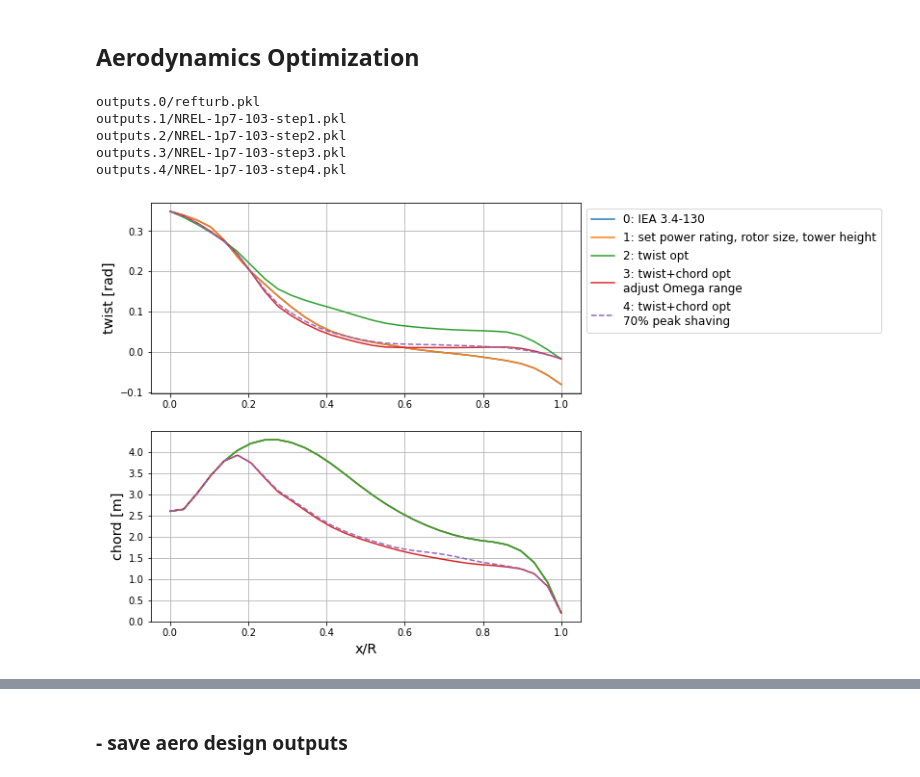
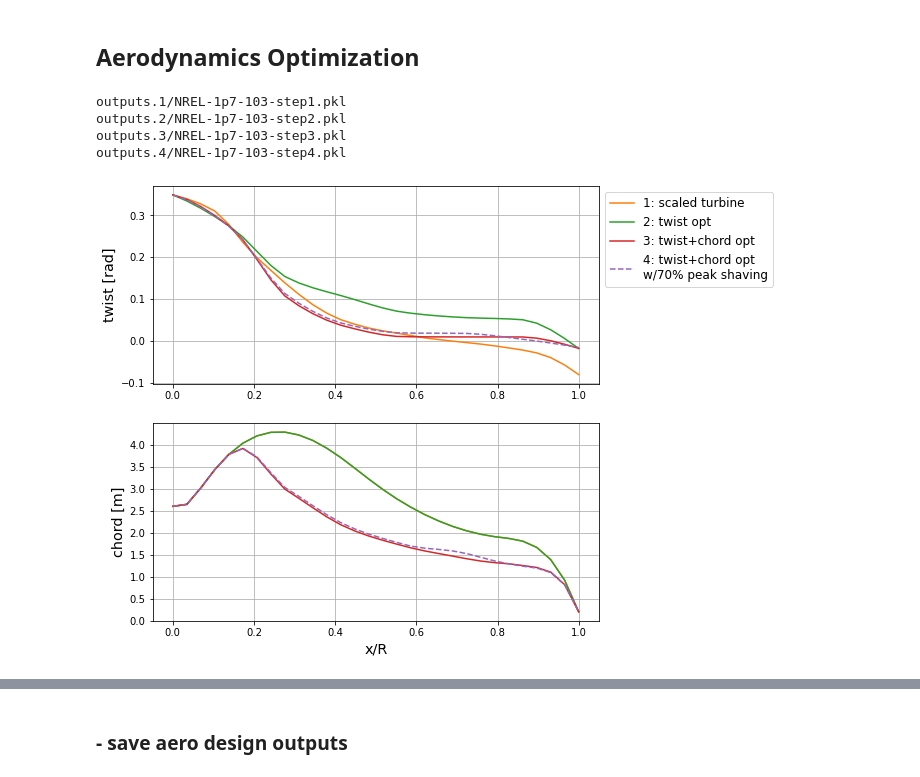
Before and after one commit to NREL/openfast-turbine-models, a Jupyter notebook: IEA-scaled/NREL-1.7-103/WISDEM/check_NREL-1p7-103.ipynb, the cells around one changed output, grey strips where cells are left out. Saved outputs shown, nothing was run; the diff lists cells and outputs as text; code cells hidden in the pictures.

```diff
--- a/IEA-scaled/NREL-1.7-103/WISDEM/check_NREL-1p7-103.ipynb
+++ b/IEA-scaled/NREL-1.7-103/WISDEM/check_NREL-1p7-103.ipynb
@@ -23,15 +23,15 @@ aero_opt_steps = range(5)
 aerostruct_opt_steps = range(7)
 legendnames = [
     '0: IEA 3.4-130',
-    '1: set power rating, rotor size, tower height',
+    '1: scaled turbine',
     '2: twist opt',
-    '3: twist+chord opt\nadjust Omega range',
-    '4: twist+chord opt\n70% peak shaving',
+    '3: twist+chord opt',
+    '4: twist+chord opt\nw/70% peak shaving',
     '5: blade mass opt',
-#     '6: tower mass opt',
-#     '7: tower mass opt\nmin freq constraint',
-    '6: tower mass opt\nmin freq constraint',
+    '6: tower mass opt',
 ]
+# %%
+colors = plt.rcParams['axes.prop_cycle'].by_key()['color']
 # %%
 figdir = 'figures'
 os.makedirs(figdir,exist_ok=True)
@@ -67,34 +67,35 @@ GE-1.6-100 Index(['power [kW]', 'Cp', 'Ct'], dtype='object')
 # %%
 shape_quantities = ['twist','chord']
 
 Nplot = len(shape_quantities)
 fig,ax = plt.subplots(nrows=Nplot,figsize=(8,Nplot*4))
-for istep in aero_opt_steps:
+for istep in aero_opt_steps[1:]:
     fpath = glob.glob(f'outputs.{istep}/*.pkl')[0]
     print(fpath)
     pkl = pickle.load(open(fpath,'rb'))
     turb = {keyval[0]: keyval[1] for keyval in pkl}
     xs = turb['wt.wt_init.blade.outer_shape_bem.compute_blade_outer_shape_bem.s_default']['value']
-    sty = dict(linestyle='--') if istep==4 else {}
+    sty = dict(color=colors[istep])
+    if istep == 4:
+        sty['linestyle'] = '--'
     for i,qty in enumerate(shape_quantities):
         #df = turb[f'wt.wt_opt.blade.outer_shape_bem.compute_blade_outer_shape_bem.{qty}']
         df = turb[f'wt.ccblade.{qty}']
         ax[i].plot(xs,df['value'],label=legendnames[istep],**sty)
         ylabel = f'{qty} [{df["units"]}]'
         ax[i].set_ylabel(ylabel,fontsize='x-large')
     ax[-1].set_xlabel('x/R',fontsize='x-large')
 ax[0].legend(loc='upper left',bbox_to_anchor=(1,1),fontsize='large')
 for axi in ax:
     axi.grid()
 
 fig.savefig(os.path.join(figdir,prefix+'_bladegeom.png'),bbox_inches='tight')
 # %% [output]
-outputs.0/refturb.pkl
 outputs.1/NREL-1p7-103-step1.pkl
 outputs.2/NREL-1p7-103-step2.pkl
 outputs.3/NREL-1p7-103-step3.pkl
 outputs.4/NREL-1p7-103-step4.pkl
-[figure, old version]
+[figure, new version]
 # %%
 sectional_quantities = ['cl','cd','ax_induct']
 
```
Also changed, not shown: parts of 8 cells of this notebook, 2 other files.
